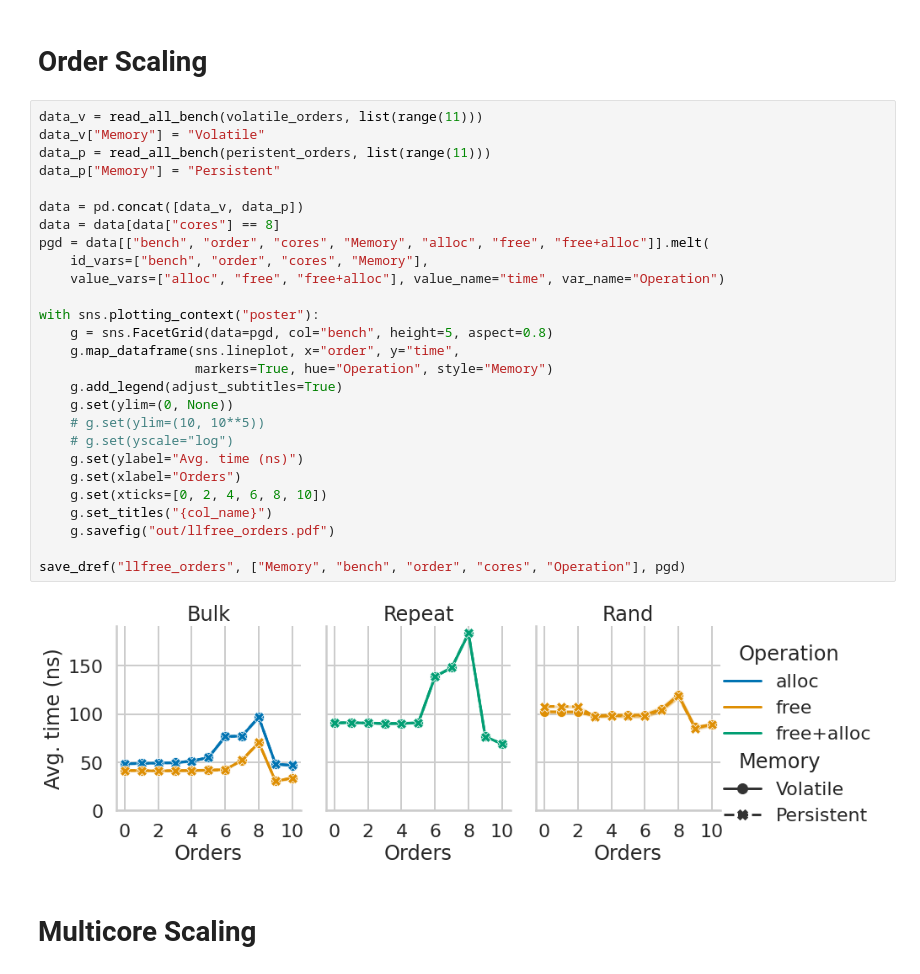
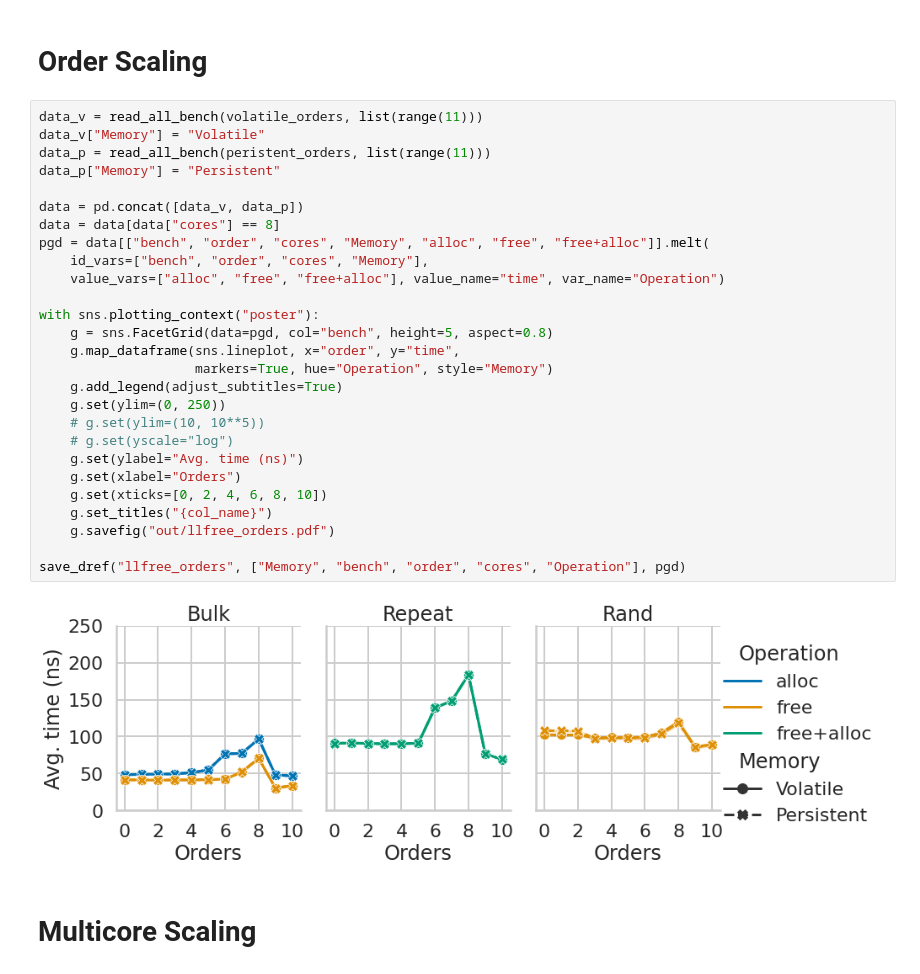
Before and after one commit to luhsra/llfree-bench, a Jupyter notebook: allocator.ipynb, the cells around one changed output. Cells and saved outputs as stored; diff of their text form.

```diff
--- a/allocator.ipynb
+++ b/allocator.ipynb
@@ -66,32 +66,32 @@ def save_dref(name: str, groupby: List[str], data: pd.DataFrame):
 # %%
 data_v = read_all_bench(volatile_orders, list(range(11)))
 data_v["Memory"] = "Volatile"
 data_p = read_all_bench(peristent_orders, list(range(11)))
 data_p["Memory"] = "Persistent"
 
 data = pd.concat([data_v, data_p])
 data = data[data["cores"] == 8]
 pgd = data[["bench", "order", "cores", "Memory", "alloc", "free", "free+alloc"]].melt(
     id_vars=["bench", "order", "cores", "Memory"],
     value_vars=["alloc", "free", "free+alloc"], value_name="time", var_name="Operation")
 
 with sns.plotting_context("poster"):
     g = sns.FacetGrid(data=pgd, col="bench", height=5, aspect=0.8)
     g.map_dataframe(sns.lineplot, x="order", y="time",
                     markers=True, hue="Operation", style="Memory")
     g.add_legend(adjust_subtitles=True)
-    g.set(ylim=(0, None))
+    g.set(ylim=(0, 250))
     # g.set(ylim=(10, 10**5))
     # g.set(yscale="log")
     g.set(ylabel="Avg. time (ns)")
     g.set(xlabel="Orders")
     g.set(xticks=[0, 2, 4, 6, 8, 10])
     g.set_titles("{col_name}")
     g.savefig("out/llfree_orders.pdf")
 
 save_dref("llfree_orders", ["Memory", "bench", "order", "cores", "Operation"], pgd)
 # %% [output]
-[figure, old version]
+[figure, new version]
 # %% [markdown]
 # Multicore Scaling
 # %%
```
Also changed, not shown: 2 other files.
